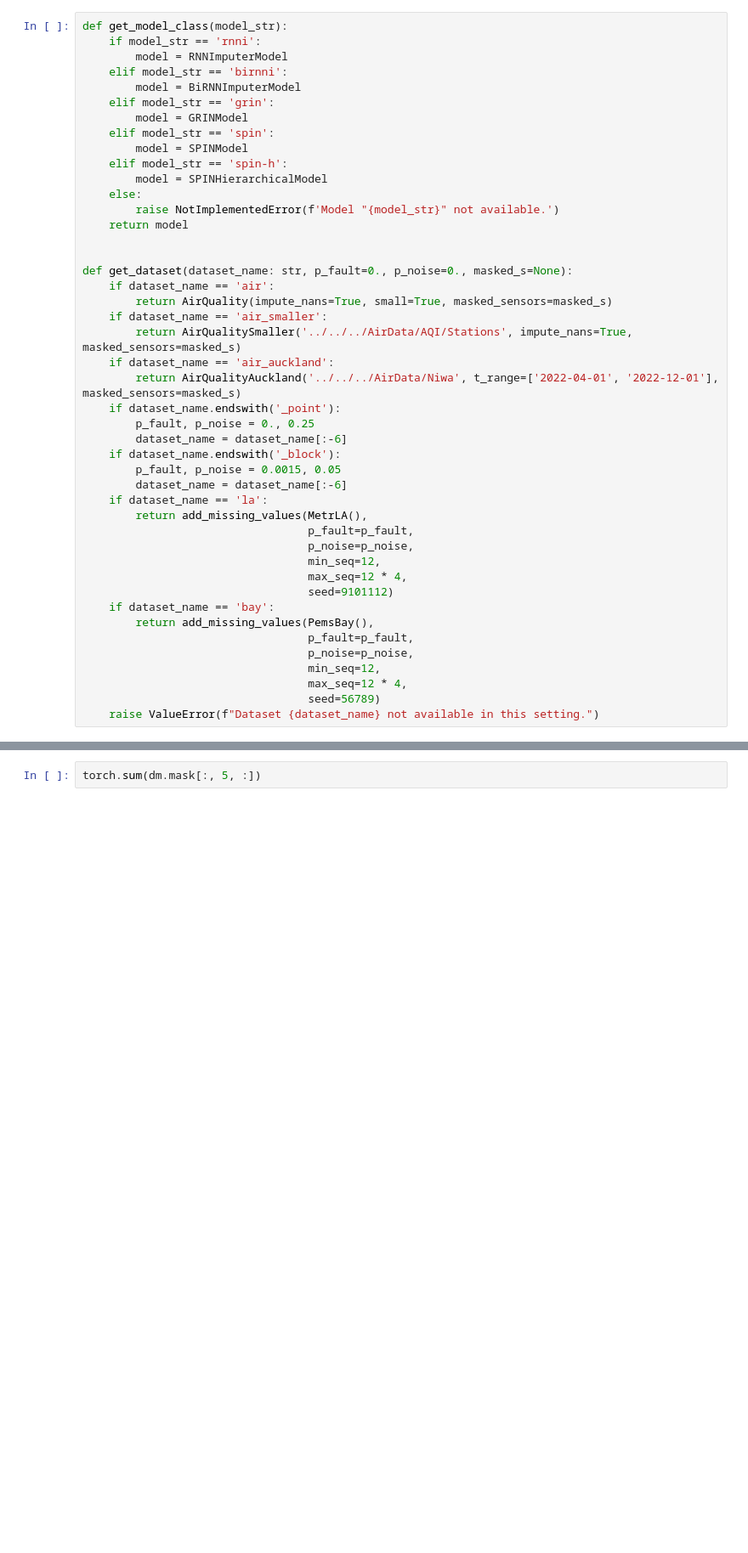
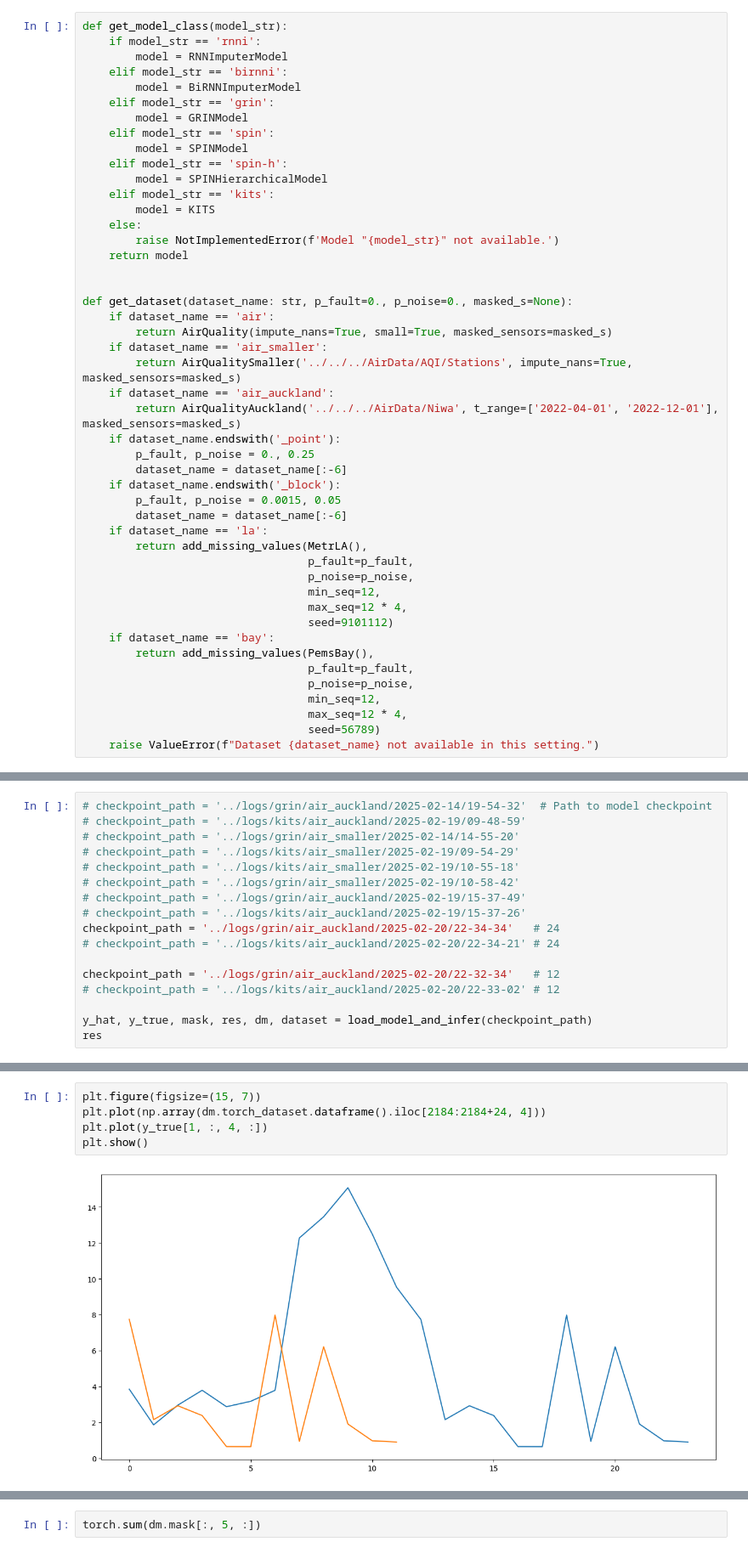
Before and after one commit to mattalajas/GEODE2025, a Jupyter notebook: GRIN/pred.ipynb, the cells around one changed output, grey strips where cells are left out. Shown at 85% size. Saved outputs shown, nothing was run; the diff lists cells and outputs as text; blank space fills up the shorter version.

```diff
--- a/GRIN/pred.ipynb
+++ b/GRIN/pred.ipynb
@@ -37,6 +41,8 @@ def get_model_class(model_str):
         model = SPINModel
     elif model_str == 'spin-h':
         model = SPINHierarchicalModel
+    elif model_str == 'kits':
+        model = KITS
     else:
         raise NotImplementedError(f'Model "{model_str}" not available.')
     return model
@@ -162,0 +164,17 @@ np.sum(dataset.eval_mask[:, 5, :])
+# %%
+# checkpoint_path = '../logs/grin/air_auckland/2025-02-14/19-54-32'  # Path to model checkpoint
+# checkpoint_path = '../logs/kits/air_auckland/2025-02-19/09-48-59'
+# checkpoint_path = '../logs/grin/air_smaller/2025-02-14/14-55-20'
+# checkpoint_path = '../logs/kits/air_smaller/2025-02-19/09-54-29'
+# checkpoint_path = '../logs/kits/air_smaller/2025-02-19/10-55-18'
+# checkpoint_path = '../logs/grin/air_smaller/2025-02-19/10-58-42'
+# checkpoint_path = '../logs/grin/air_auckland/2025-02-19/15-37-49'
+# checkpoint_path = '../logs/kits/air_auckland/2025-02-19/15-37-26'
+checkpoint_path = '../logs/grin/air_auckland/2025-02-20/22-34-34'   # 24
+# checkpoint_path = '../logs/kits/air_auckland/2025-02-20/22-34-21' # 24
+
+checkpoint_path = '../logs/grin/air_auckland/2025-02-20/22-32-34'   # 12
+# checkpoint_path = '../logs/kits/air_auckland/2025-02-20/22-33-02' # 12
+
+y_hat, y_true, mask, res, dm, dataset = load_model_and_infer(checkpoint_path)
+res
@@ -162,0 +257,7 @@ np.sum(dataset.eval_mask[:, 5, :])
+# %%
+plt.figure(figsize=(15, 7))
+plt.plot(np.array(dm.torch_dataset.dataframe().iloc[2184:2184+24, 4]))
+plt.plot(y_true[1, :, 4, :])
+plt.show()
+# %% [output]
+[figure, added]
```
Also changed, not shown: parts of 20 cells of this notebook, 3 other files.
